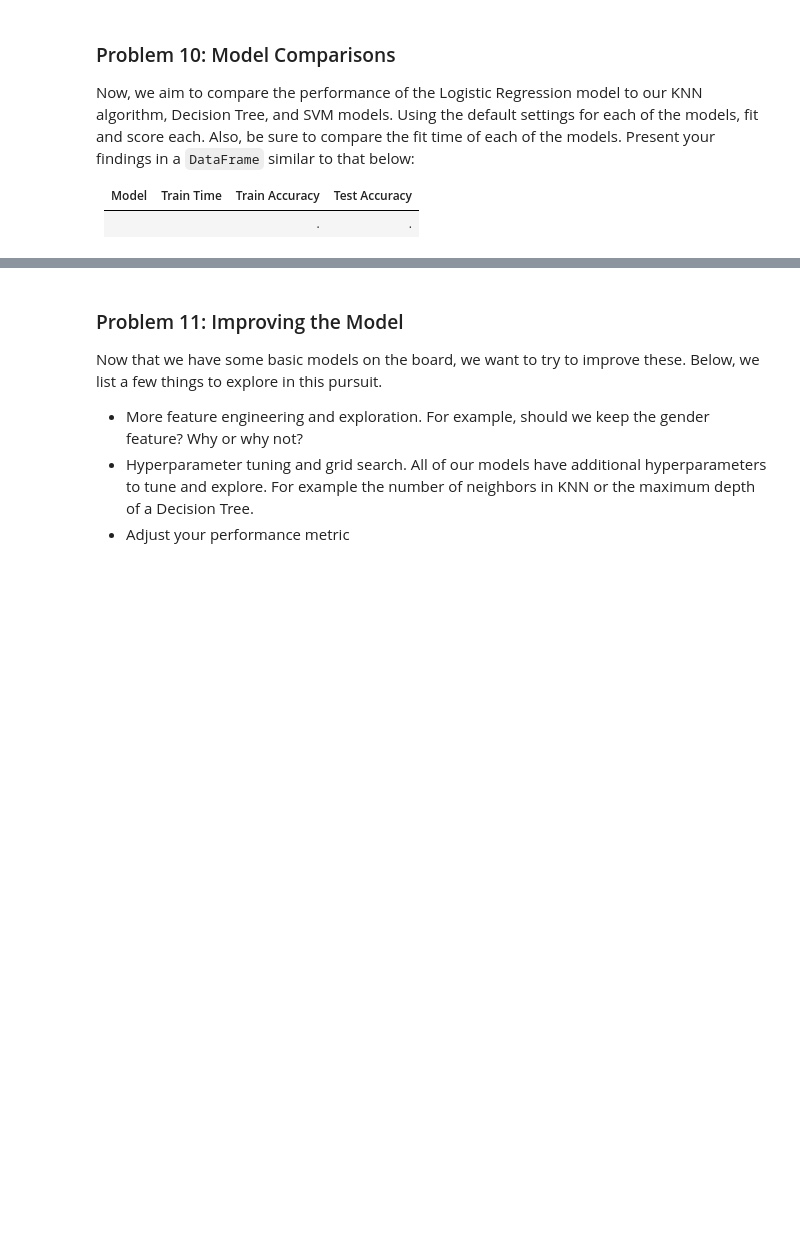
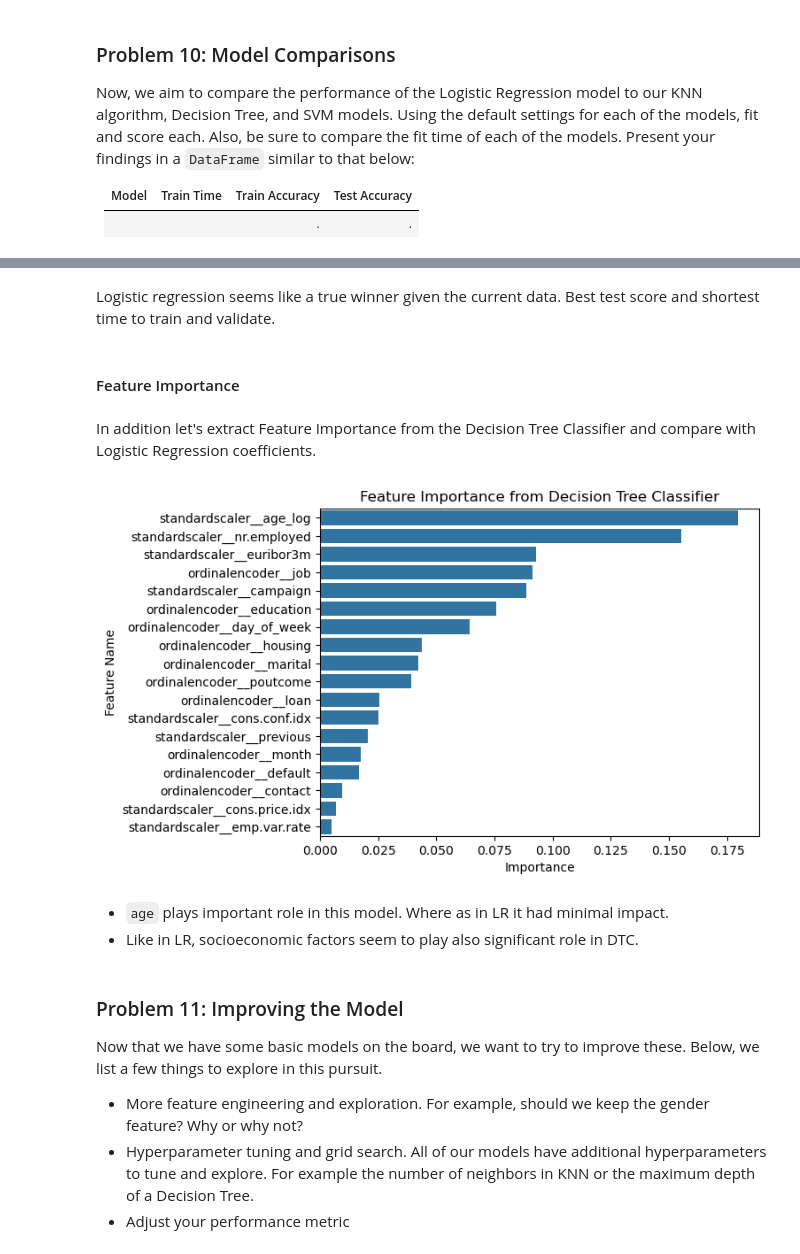
Before and after one commit to outdegree/BH-PCMLAI-M17-App3, a Jupyter notebook: prompt_III.ipynb, the cells around one changed output, grey strips where cells are left out. Drawn from its saved outputs; the diff is of its cells as text; code cells hidden in the pictures; blank space fills up the shorter version.

Commit message:
Added more classifiers and their cross comparison.

```diff
--- a/prompt_III.ipynb
+++ b/prompt_III.ipynb
@@ -683,5 +683,5 @@ The Dummy Classifier has accuracy of 88% and 0% for successful calls (as you wou
 
 Use Logistic Regression to build a basic model on your data.
 # %%
-lr_pipe = fit_and_validate(LogisticRegression())
+lr_pipe, _, _, _ = fit_and_validate(LogisticRegression(random_state = 2))
 # %% [output]
@@ -738,3 +744,18 @@ Now, we aim to compare the performance of the Logistic Regression model to our K
 | Model | Train Time | Train Accuracy | Test Accuracy |
 | ----- | ---------- | -------------  | -----------   |
 |     |    |.     |.     |
+# %%
+models = [
+    LogisticRegression(random_state = 2),
+    DecisionTreeClassifier(random_state = 2),
+    KNeighborsClassifier(),
+    SVC(random_state = 2),
+]
+
+results = []
+pipelines = []
+for model in models:
+    model_name = model.__class__.__name__
+    pipe, train_time, train_score, test_score = fit_and_validate(model, detailed_report = False, verbose = False)
+    pipelines.append(pipe)
+    results.append((model_name, train_time, train_score, test_score))
@@ -741,3 +772,25 @@ Now, we aim to compare the performance of the Logistic Regression model to our K
+# %% [markdown]
+Logistic regression seems like a true winner given the current data. Best test score and shortest time to train and validate.
+# %% [markdown]
+#### Feature Importance
+# %% [markdown]
+In addition let's extract Feature Importance from the Decision Tree Classifier and compare with Logistic Regression coefficients.
+# %%
+dtc_pipe = pipelines[1]
+dtc = dtc_pipe.named_steps['DecisionTreeClassifier']
+feature_importances = dtc.feature_importances_
+dtc_feature_importance = pd.DataFrame({
+    'Feature Name': new_feature_names,
+    'Importance': feature_importances}).sort_values(by = 'Importance', ascending = False)
+# %%
+sns.barplot(data = dtc_feature_importance, x = 'Importance', y = 'Feature Name')
+plt.title('Feature Importance from Decision Tree Classifier')
+plt.show()
+# %% [output]
+[figure, added]
+# %% [markdown]
+* `age` plays important role in this model. Where as in LR it had minimal impact.
+* Like in LR, socioeconomic factors seem to play also significant role in DTC.
 # %% [markdown]
 ### Problem 11: Improving the Model
 
```
Also changed, not shown: parts of 6 cells of this notebook.
